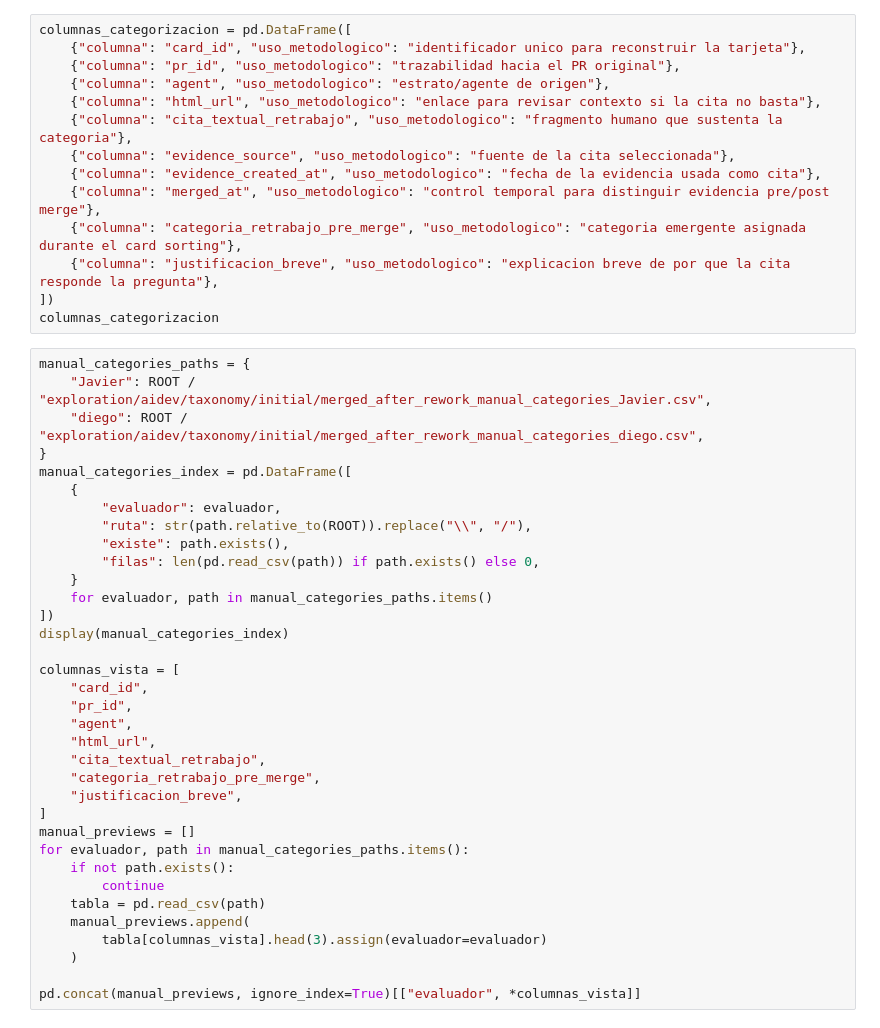
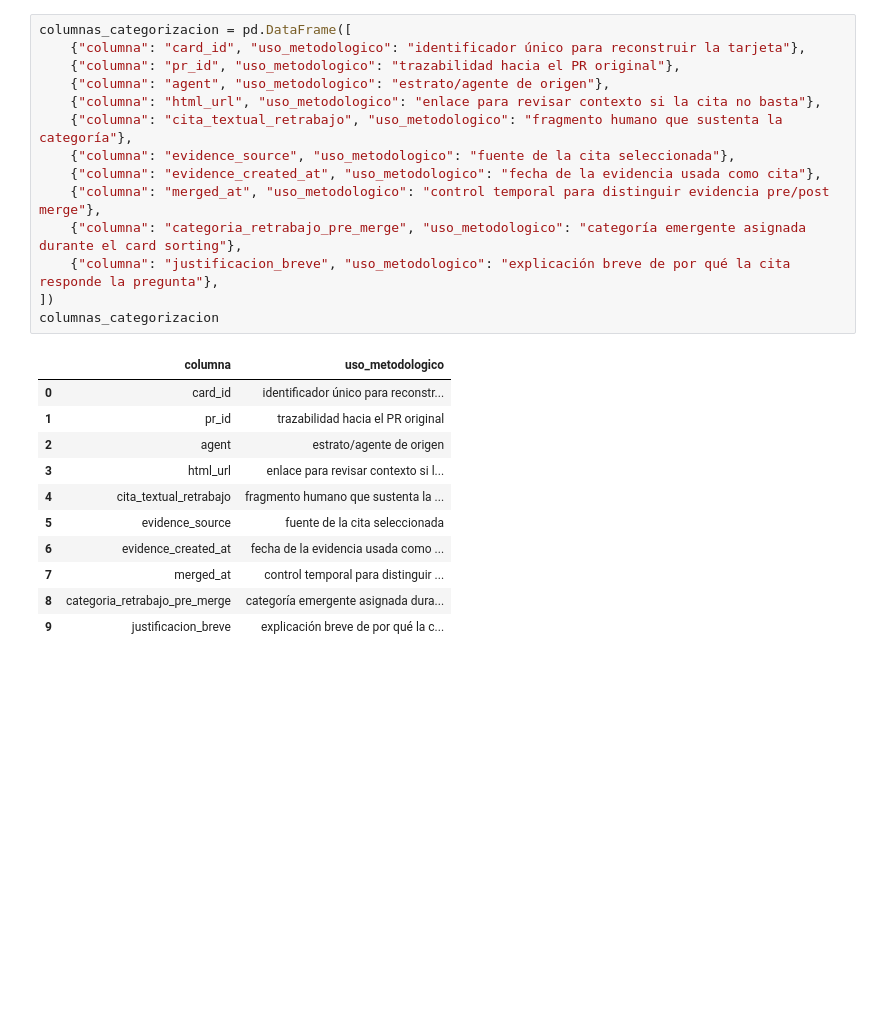
Before and after one commit to Diego-LC/proyecto-semestral-msr-aidev, a Jupyter notebook: exploration/aidev/notebooks/2026-05-26-merged-after-rework-flow.ipynb, the cells around one changed output. Cells and saved outputs as stored; diff of their text form; blank space fills up the shorter version.

```diff
--- a/exploration/aidev/notebooks/2026-05-26-merged-after-rework-flow.ipynb
+++ b/exploration/aidev/notebooks/2026-05-26-merged-after-rework-flow.ipynb
@@ -183,49 +255,26 @@ Los avances manuales por evaluador se guardan en `exploration/aidev/taxonomy/ini
 # %%
 columnas_categorizacion = pd.DataFrame([
-    {"columna": "card_id", "uso_metodologico": "identificador unico para reconstruir la tarjeta"},
+    {"columna": "card_id", "uso_metodologico": "identificador único para reconstruir la tarjeta"},
     {"columna": "pr_id", "uso_metodologico": "trazabilidad hacia el PR original"},
     {"columna": "agent", "uso_metodologico": "estrato/agente de origen"},
     {"columna": "html_url", "uso_metodologico": "enlace para revisar contexto si la cita no basta"},
-    {"columna": "cita_textual_retrabajo", "uso_metodologico": "fragmento humano que sustenta la categoria"},
+    {"columna": "cita_textual_retrabajo", "uso_metodologico": "fragmento humano que sustenta la categoría"},
     {"columna": "evidence_source", "uso_metodologico": "fuente de la cita seleccionada"},
     {"columna": "evidence_created_at", "uso_metodologico": "fecha de la evidencia usada como cita"},
     {"columna": "merged_at", "uso_metodologico": "control temporal para distinguir evidencia pre/post merge"},
-    {"columna": "categoria_retrabajo_pre_merge", "uso_metodologico": "categoria emergente asignada durante el card sorting"},
-    {"columna": "justificacion_breve", "uso_metodologico": "explicacion breve de por que la cita responde la pregunta"},
+    {"columna": "categoria_retrabajo_pre_merge", "uso_metodologico": "categoría emergente asignada durante el card sorting"},
+    {"columna": "justificacion_breve", "uso_metodologico": "explicación breve de por qué la cita responde la pregunta"},
 ])
 columnas_categorizacion
+# %% [output]
+|  | columna | uso_metodologico |
+| 0 | card_id | identificador único para reconstr... |
+| 1 | pr_id | trazabilidad hacia el PR original |
+| 2 | agent | estrato/agente de origen |
+| 3 | html_url | enlace para revisar contexto si l... |
+| 4 | cita_textual_retrabajo | fragmento humano que sustenta la ... |
+| 5 | evidence_source | fuente de la cita seleccionada |
+| 6 | evidence_created_at | fecha de la evidencia usada como ... |
+| 7 | merged_at | control temporal para distinguir ... |
+| 8 | categoria_retrabajo_pre_merge | categoría emergente asignada dura... |
+| 9 | justificacion_breve | explicación breve de por qué la c... |
-# %%
-manual_categories_paths = {
-    "Javier": ROOT / "exploration/aidev/taxonomy/initial/merged_after_rework_manual_categories_Javier.csv",
-    "diego": ROOT / "exploration/aidev/taxonomy/initial/merged_after_rework_manual_categories_diego.csv",
-}
-manual_categories_index = pd.DataFrame([
-    {
-        "evaluador": evaluador,
-        "ruta": str(path.relative_to(ROOT)).replace("\\", "/"),
-        "existe": path.exists(),
-        "filas": len(pd.read_csv(path)) if path.exists() else 0,
-    }
-    for evaluador, path in manual_categories_paths.items()
-])
-display(manual_categories_index)
-
-columnas_vista = [
-    "card_id",
-    "pr_id",
-    "agent",
-    "html_url",
-    "cita_textual_retrabajo",
-    "categoria_retrabajo_pre_merge",
-    "justificacion_breve",
-]
-manual_previews = []
-for evaluador, path in manual_categories_paths.items():
-    if not path.exists():
-        continue
-    tabla = pd.read_csv(path)
-    manual_previews.append(
-        tabla[columnas_vista].head(3).assign(evaluador=evaluador)
-    )
-
-pd.concat(manual_previews, ignore_index=True)[["evaluador", *columnas_vista]]
```
Also changed, not shown: parts of 36 cells of this notebook, 3 other files.
